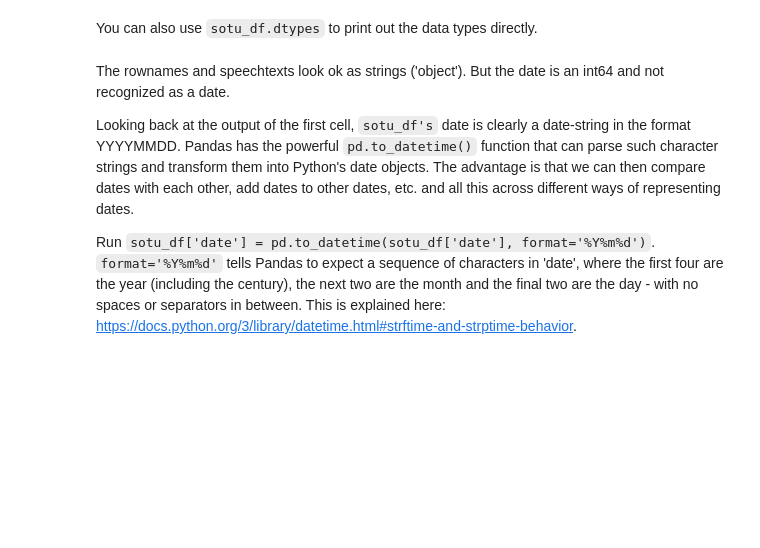
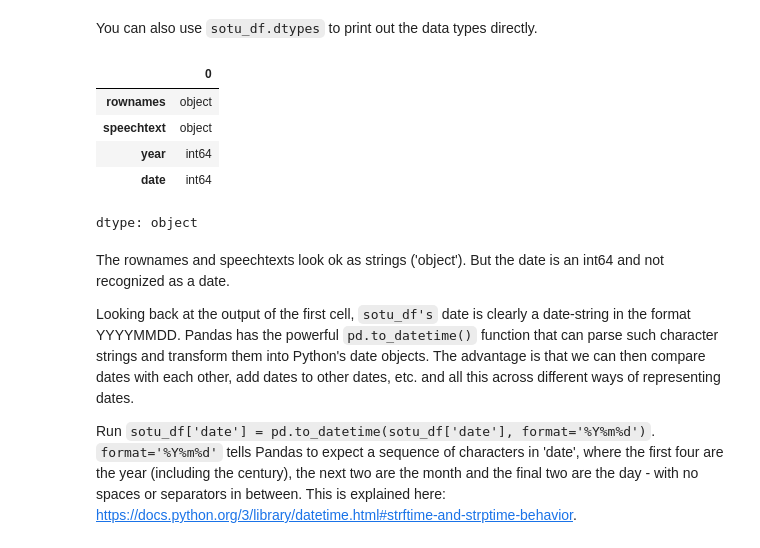
Before and after one commit to onni-Q/lecture_notebooks, a Jupyter notebook: Week4_Lecture.ipynb, the cells around one changed output. Drawn from its saved outputs; the diff is of its cells as text; code cells hidden in the pictures; blank space fills up the shorter version.

```diff
--- a/Week4_Lecture.ipynb
+++ b/Week4_Lecture.ipynb
@@ -112,6 +112,15 @@ dtypes: int64(2), object(2)
 memory usage: 7.5+ KB
 # %% [markdown]
 You can also use `sotu_df.dtypes` to print out the data types directly.
+# %%
+sotu_df.dtypes
+# %% [output]
+|  | 0 |
+| rownames | object |
+| speechtext | object |
+| year | int64 |
+| date | int64 |
+dtype: object
 # %% [markdown]
 The rownames and speechtexts look ok as strings ('object'). But the date is an int64 and not recognized as a date.
 
```
Also changed, not shown: parts of 22 cells of this notebook.
